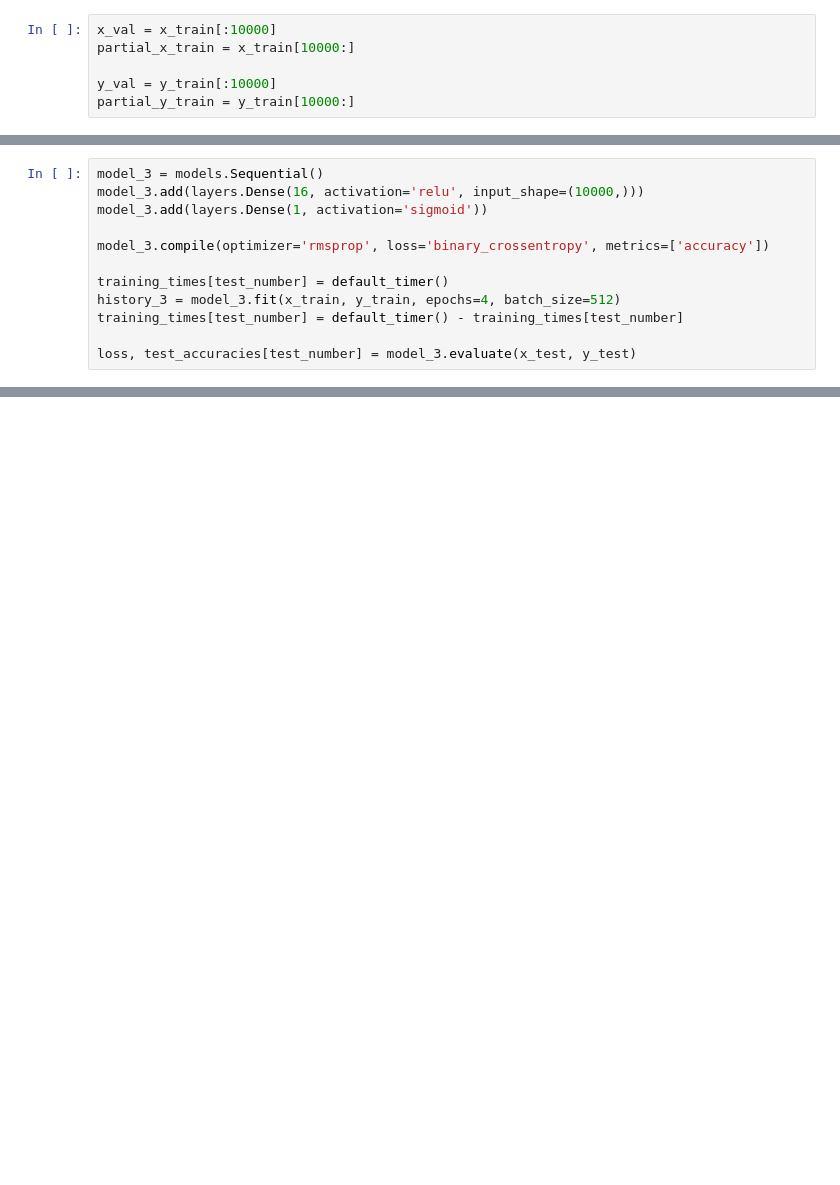
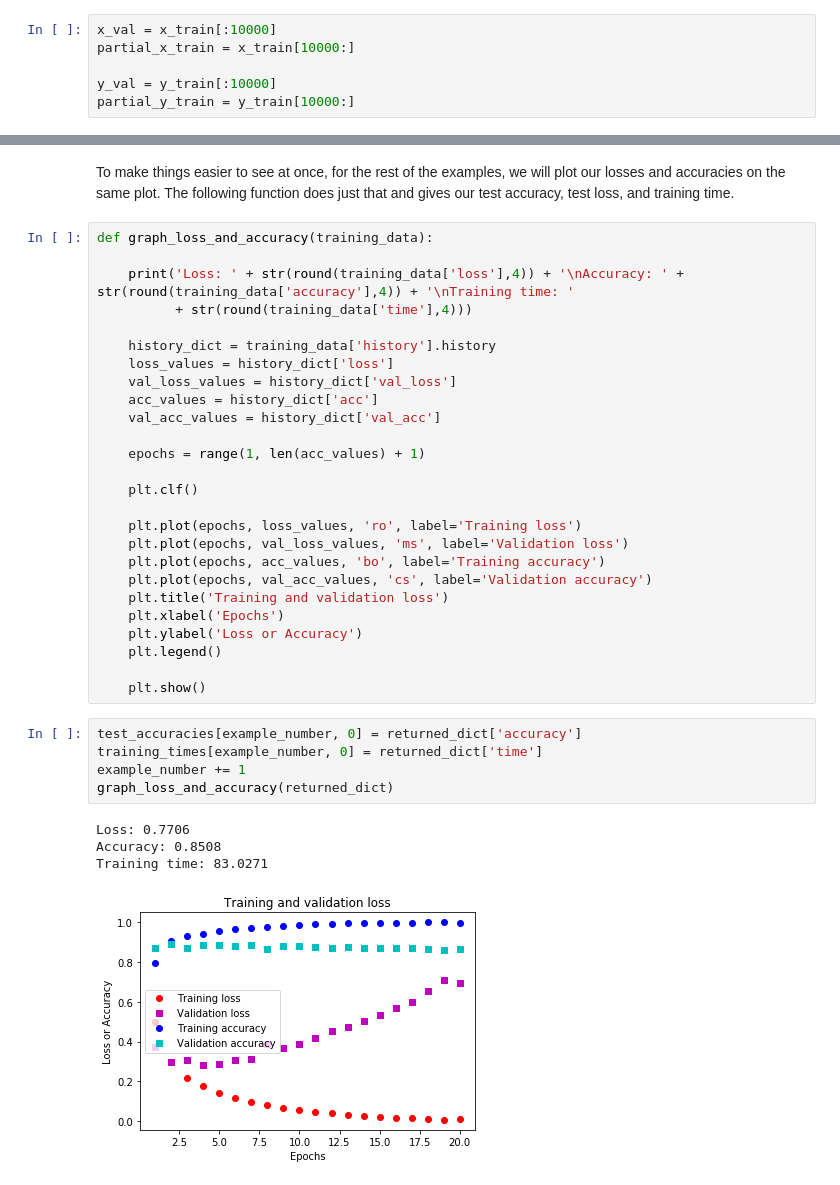
Before and after one commit to jfnaro/Deep-Learning-With-Python-Examples, a Jupyter notebook: BinaryClassificationOfMovieReviews.ipynb, the cells around one changed output, grey strips where cells are left out. Cells and saved outputs as stored; diff of their text form; blank space fills up the shorter version.

```diff
--- a/BinaryClassificationOfMovieReviews.ipynb
+++ b/BinaryClassificationOfMovieReviews.ipynb
@@ -170,12 +49,0 @@ Loss:0.324282718667984Accuracy:0.87296
-# %%
-model_3 = models.Sequential()
-model_3.add(layers.Dense(16, activation='relu', input_shape=(10000,)))
-model_3.add(layers.Dense(1, activation='sigmoid'))
-
-model_3.compile(optimizer='rmsprop', loss='binary_crossentropy', metrics=['accuracy'])
-
-training_times[test_number] = default_timer()
-history_3 = model_3.fit(x_train, y_train, epochs=4, batch_size=512)
-training_times[test_number] = default_timer() - training_times[test_number]
-
-loss, test_accuracies[test_number] = model_3.evaluate(x_test, y_test)
@@ -396,0 +149,38 @@ print(test_accuracies)
+# %% [markdown]
+To make things easier to see at once, for the rest of the examples, we will plot our losses and accuracies on the same plot. The following function does just that and gives our test accuracy, test loss, and training time.
+# %%
+def graph_loss_and_accuracy(training_data):
+
+    print('Loss: ' + str(round(training_data['loss'],4)) + '\nAccuracy: ' + str(round(training_data['accuracy'],4)) + '\nTraining time: '
+          + str(round(training_data['time'],4)))
+
+    history_dict = training_data['history'].history
+    loss_values = history_dict['loss']
+    val_loss_values = history_dict['val_loss']
+    acc_values = history_dict['acc']
+    val_acc_values = history_dict['val_acc']
+
+    epochs = range(1, len(acc_values) + 1)
+
+    plt.clf()
+
+    plt.plot(epochs, loss_values, 'ro', label='Training loss')
+    plt.plot(epochs, val_loss_values, 'ms', label='Validation loss')
+    plt.plot(epochs, acc_values, 'bo', label='Training accuracy')
+    plt.plot(epochs, val_acc_values, 'cs', label='Validation accuracy')
+    plt.title('Training and validation loss')
+    plt.xlabel('Epochs')
+    plt.ylabel('Loss or Accuracy')
+    plt.legend()
+
+    plt.show()
+# %%
+test_accuracies[example_number, 0] = returned_dict['accuracy']
+training_times[example_number, 0] = returned_dict['time']
+example_number += 1
+graph_loss_and_accuracy(returned_dict)
+# %% [output]
+Loss: 0.7706
+Accuracy: 0.8508
+Training time: 83.0271
+[figure, added]
```
Also changed, not shown: parts of 67 cells of this notebook.
